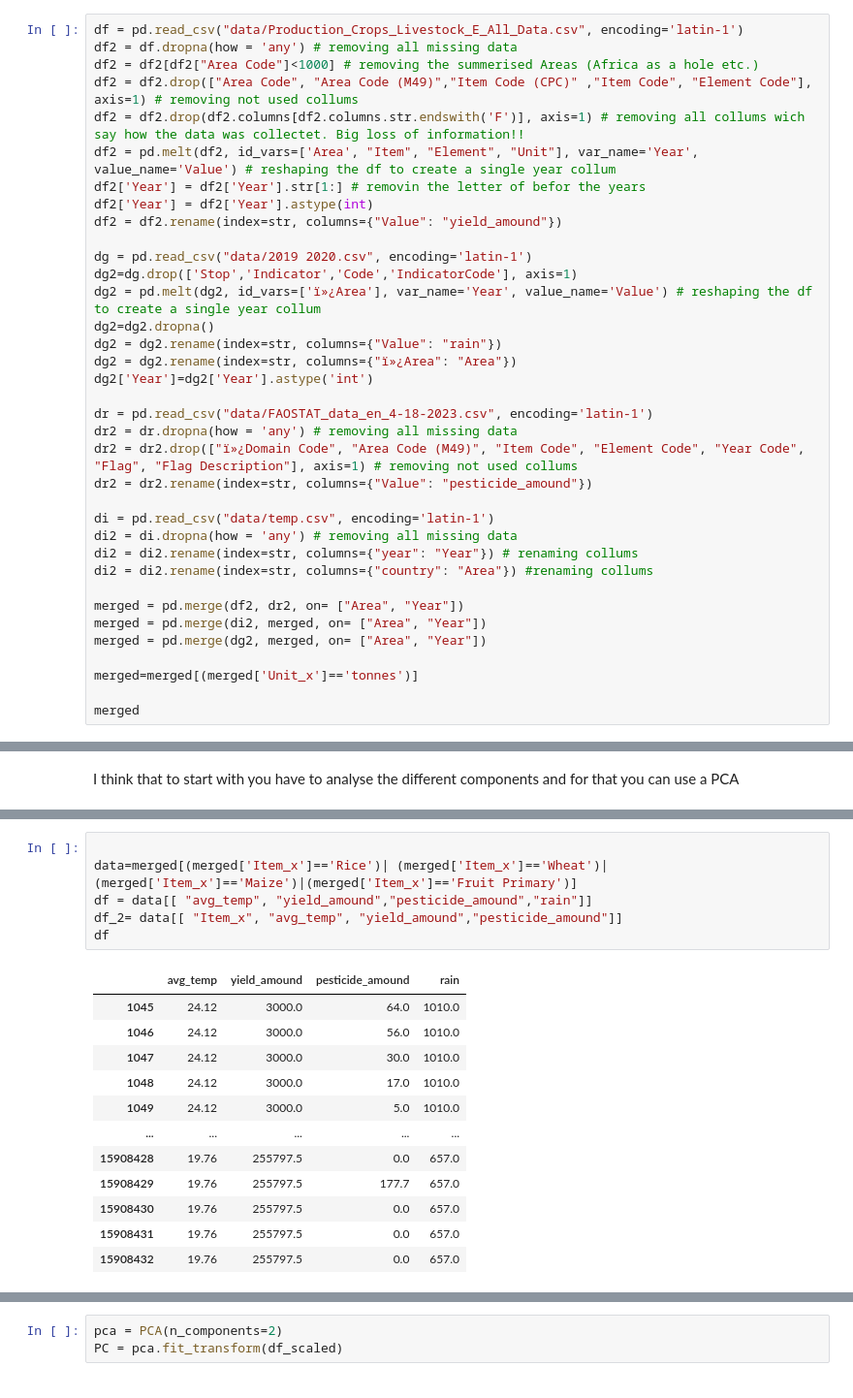
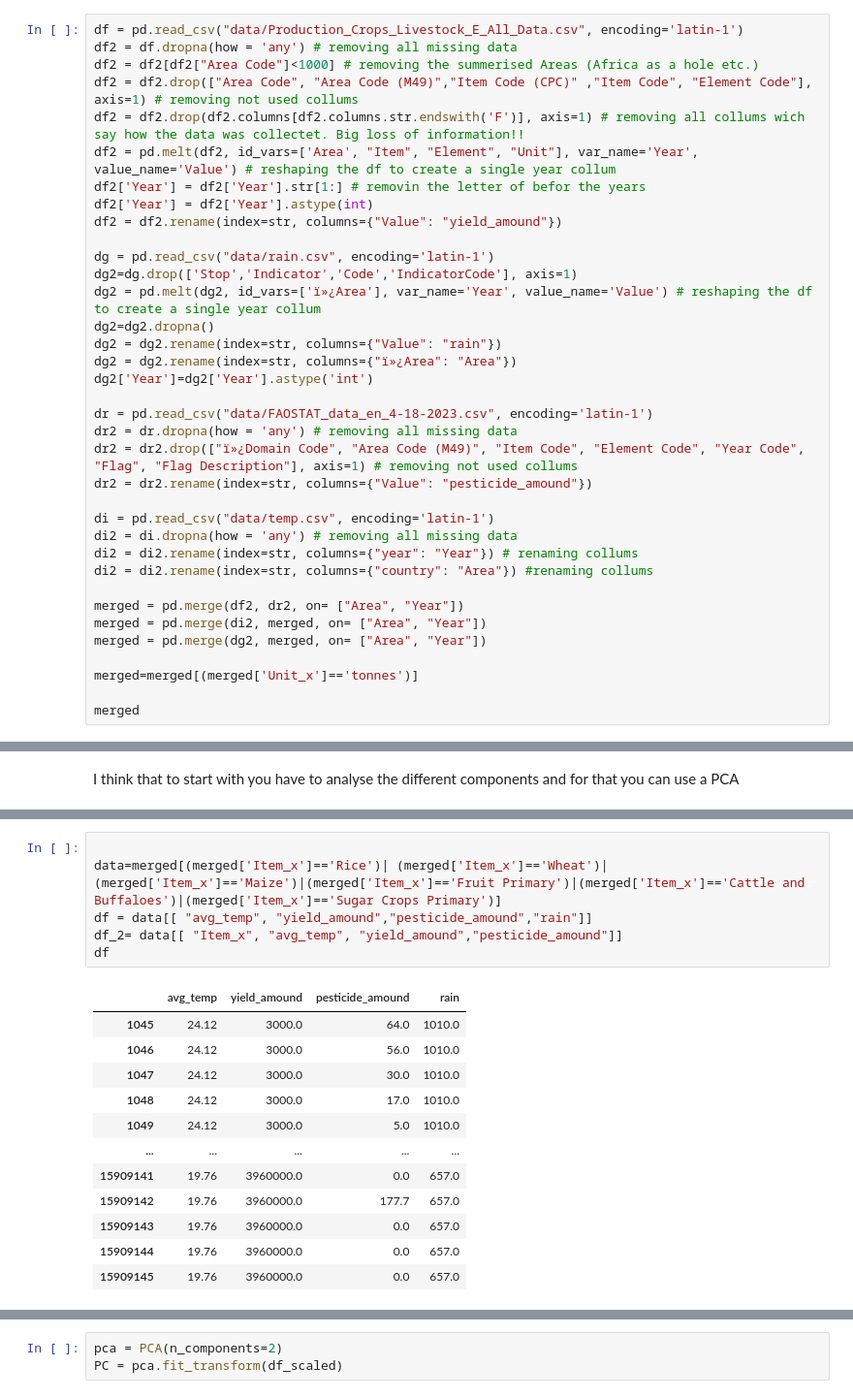
Before and after one commit to LucasJohannsenShadow/AVCD, a Jupyter notebook: Projet.ipynb, the cells around one changed output, grey strips where cells are left out. Shown at 97% size. Drawn from its saved outputs; the diff is of its cells as text.

```diff
--- a/Projet.ipynb
+++ b/Projet.ipynb
@@ -19,7 +19,7 @@ df2['Year'] = df2['Year'].str[1:] # removin the letter of befor the years
 df2['Year'] = df2['Year'].astype(int)
 df2 = df2.rename(index=str, columns={"Value": "yield_amound"})
 
-dg = pd.read_csv("data/2019 2020.csv", encoding='latin-1')
+dg = pd.read_csv("data/rain.csv", encoding='latin-1')
 dg2=dg.drop(['Stop','Indicator','Code','IndicatorCode'], axis=1)
 dg2 = pd.melt(dg2, id_vars=['ï»¿Area'], var_name='Year', value_name='Value') # reshaping the df to create a single year collum
 dg2=dg2.dropna()
@@ -178,19 +128,19 @@ Item_x 205 ['Bananas' 'Beans, dry' 'Beeswax' 'Cashew nuts, in shell' 'Cassava, f
 # %%
 
-data=merged[(merged['Item_x']=='Rice')| (merged['Item_x']=='Wheat')| (merged['Item_x']=='Maize')|(merged['Item_x']=='Fruit Primary')]
+data=merged[(merged['Item_x']=='Rice')| (merged['Item_x']=='Wheat')| (merged['Item_x']=='Maize')|(merged['Item_x']=='Fruit Primary')|(merged['Item_x']=='Cattle and Buffaloes')|(merged['Item_x']=='Sugar Crops Primary')]
 df = data[[ "avg_temp", "yield_amound","pesticide_amound","rain"]]
 df_2= data[[ "Item_x", "avg_temp", "yield_amound","pesticide_amound"]]
 df
 # %% [output]
 |  | avg_temp | yield_amound | pesticide_amound | rain |
 | 1045 | 24.12 | 3000.0 | 64.0 | 1010.0 |
 | 1046 | 24.12 | 3000.0 | 56.0 | 1010.0 |
 | 1047 | 24.12 | 3000.0 | 30.0 | 1010.0 |
 | 1048 | 24.12 | 3000.0 | 17.0 | 1010.0 |
 | 1049 | 24.12 | 3000.0 | 5.0 | 1010.0 |
 | ... | ... | ... | ... | ... |
-| 15908428 | 19.76 | 255797.5 | 0.0 | 657.0 |
-| 15908429 | 19.76 | 255797.5 | 177.7 | 657.0 |
-| 15908430 | 19.76 | 255797.5 | 0.0 | 657.0 |
-| 15908431 | 19.76 | 255797.5 | 0.0 | 657.0 |
-| 15908432 | 19.76 | 255797.5 | 0.0 | 657.0 |
+| 15909141 | 19.76 | 3960000.0 | 0.0 | 657.0 |
+| 15909142 | 19.76 | 3960000.0 | 177.7 | 657.0 |
+| 15909143 | 19.76 | 3960000.0 | 0.0 | 657.0 |
+| 15909144 | 19.76 | 3960000.0 | 0.0 | 657.0 |
+| 15909145 | 19.76 | 3960000.0 | 0.0 | 657.0 |
```
Also changed, not shown: parts of 23 cells of this notebook.
